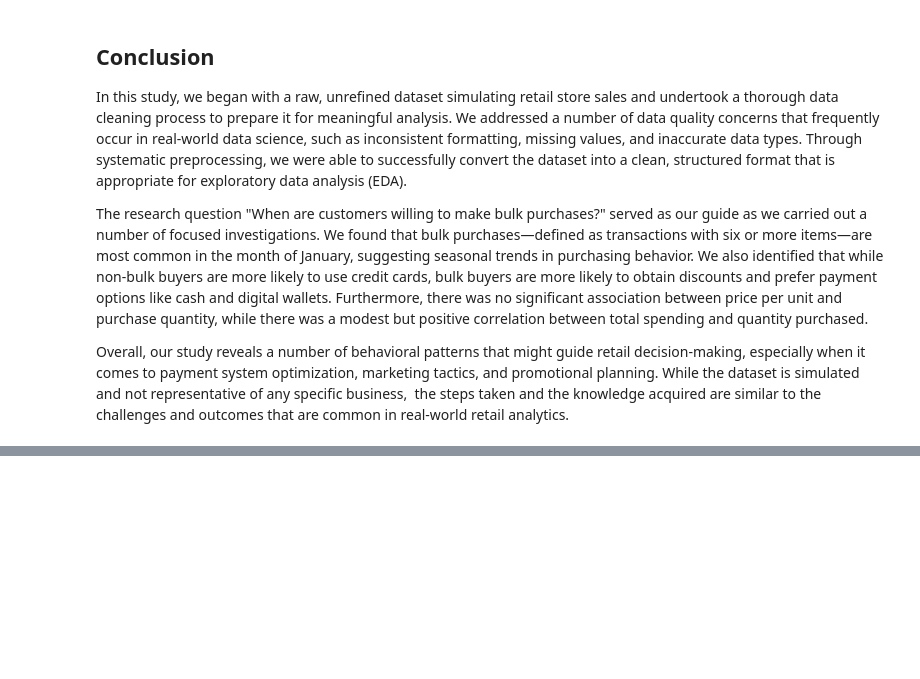
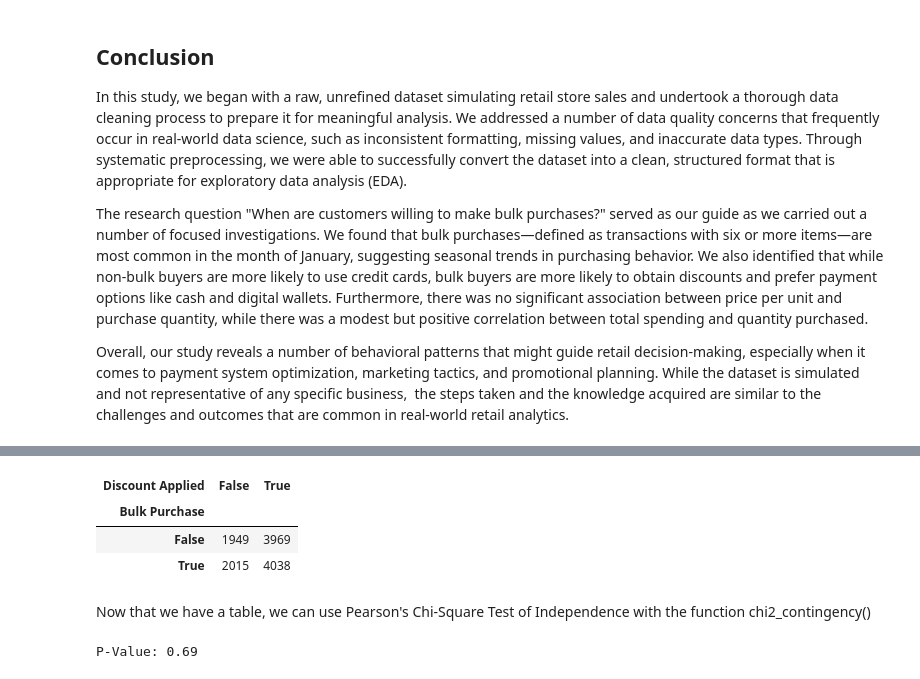
Before and after one commit to Shoufou/CSMODEL-MCO, a Jupyter notebook: CSMODEL CITIZENS - MCO1.ipynb, the cells around one changed output, grey strips where cells are left out. Cells and saved outputs as stored; diff of their text form; code cells hidden in the pictures; blank space fills up the shorter version.

```diff
--- a/CSMODEL CITIZENS - MCO1.ipynb
+++ b/CSMODEL CITIZENS - MCO1.ipynb
@@ -666,0 +783,15 @@ Overall, our study reveals a number of behavioral patterns that might guide reta
+# %%
+discountbulktable = pd.crosstab(df['Bulk Purchase'], df['Discount Applied'])
+discountbulktable
+# %% [output]
+| Discount Applied | False | True |
+| Bulk Purchase |  |  |
+| False | 1949 | 3969 |
+| True | 2015 | 4038 |
+# %% [markdown]
+Now that we have a table, we can use Pearson's Chi-Square Test of Independence with the function chi2_contingency()
+# %%
+chi2, pvalue, dof, expected = stats.chi2_contingency(discountbulktable)
+print("P-Value: {:.2f}".format(pvalue))
+# %% [output]
+P-Value: 0.69
```
Also changed, not shown: parts of 28 cells of this notebook.
